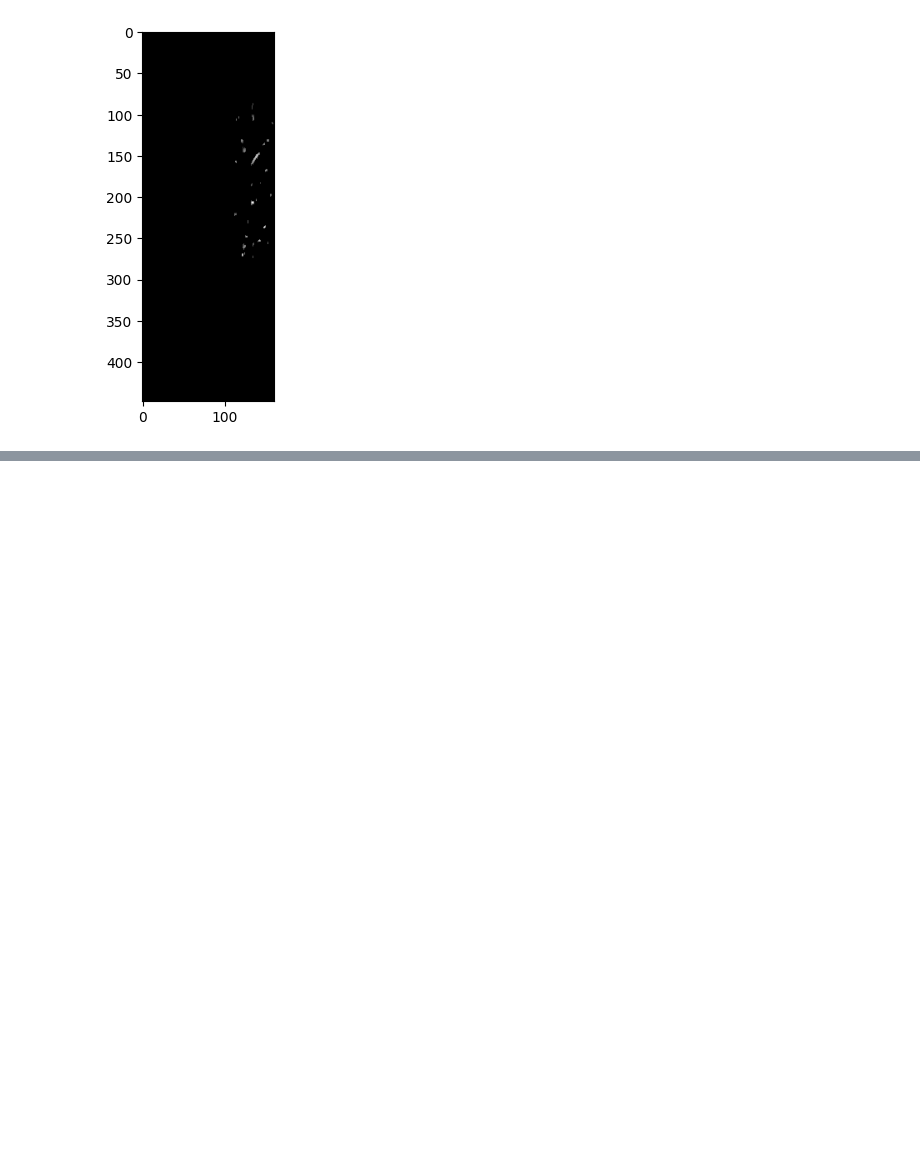
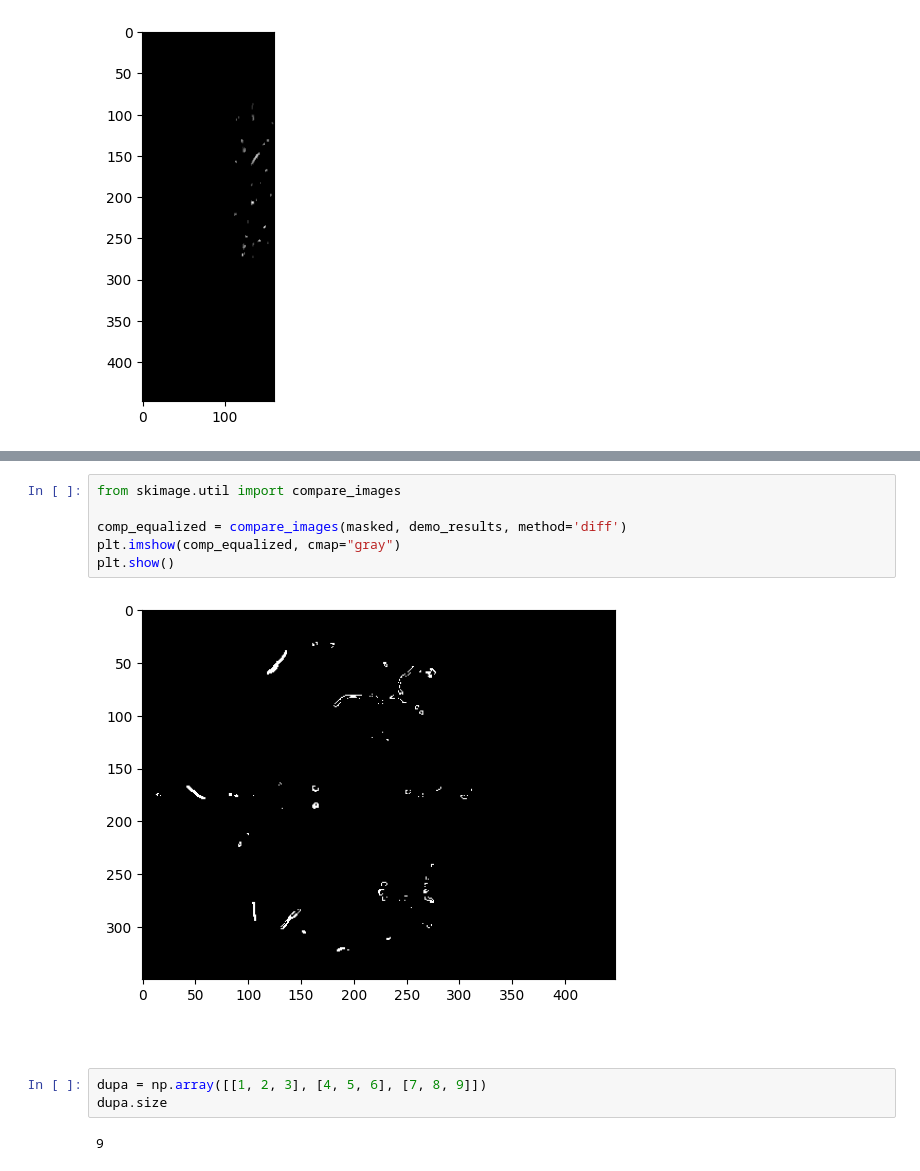
Before and after one commit to pzareba22/vessel_segmentation, a Jupyter notebook: 1.ipynb, the cells around one changed output, grey strips where cells are left out. Saved outputs shown, nothing was run; the diff lists cells and outputs as text; blank space fills up the shorter version.

```diff
--- a/1.ipynb
+++ b/1.ipynb
@@ -20,0 +40,15 @@ plt.show()
+# %%
+from skimage.util import compare_images
+
+comp_equalized = compare_images(masked, demo_results, method='diff')
+plt.imshow(comp_equalized, cmap="gray")
+plt.show()
+# %% [output]
+[figure, added]
+# %% [markdown]
+###
+# %%
+dupa = np.array([[1, 2, 3], [4, 5, 6], [7, 8, 9]])
+dupa.size
+# %% [output]
+9
```
Also changed, not shown: parts of 6 cells of this notebook.
